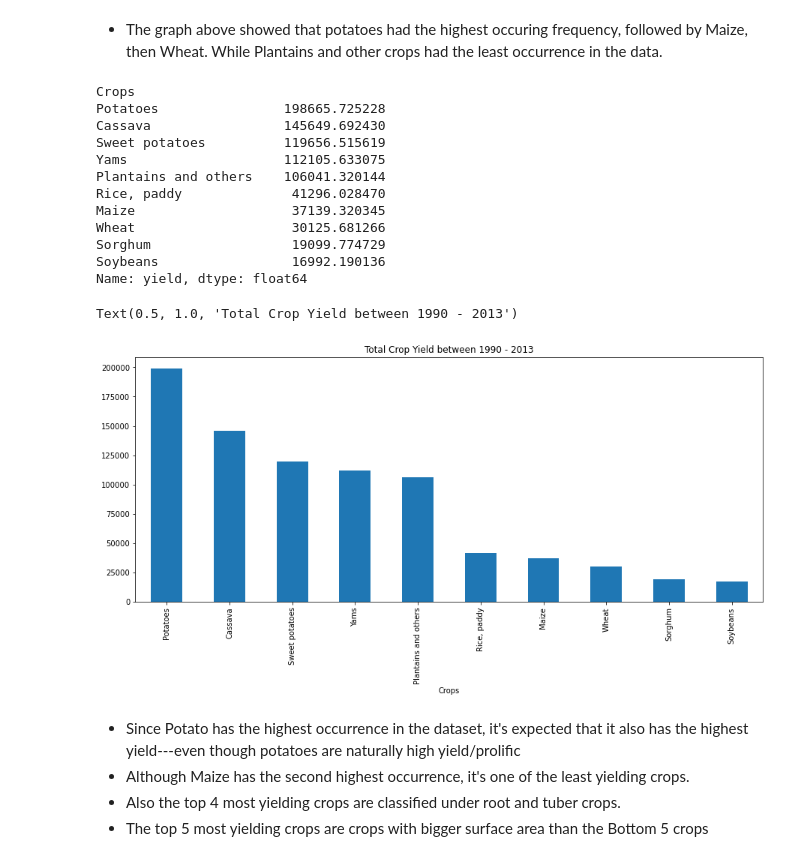
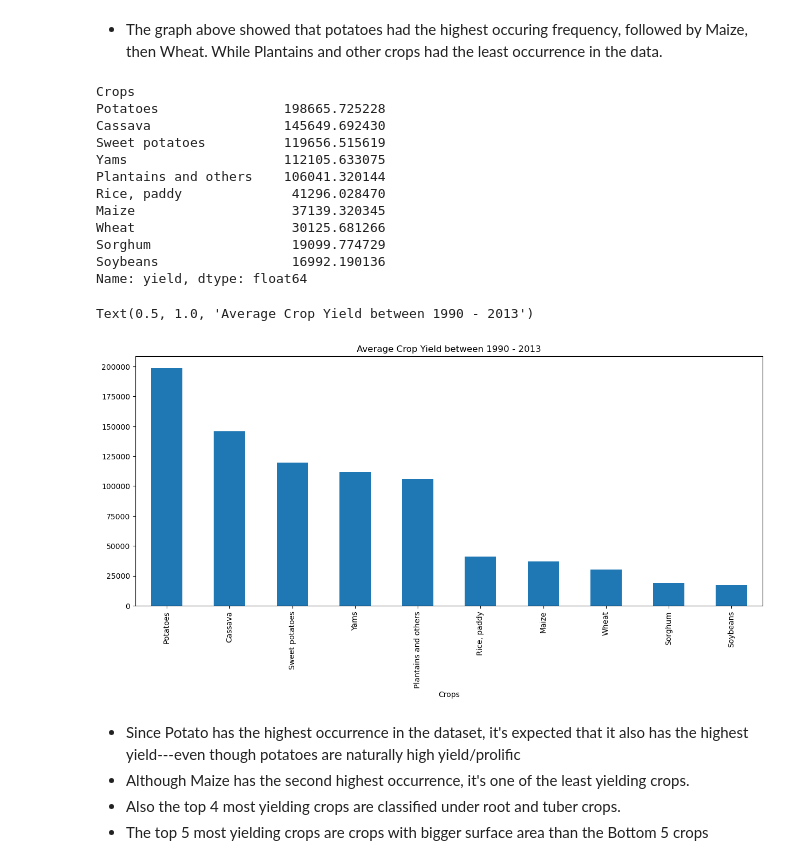
Before and after one commit to Dotzyman/Crop-Prediction-, a Jupyter notebook: Crop prediction.ipynb, the cells around one changed output. Cells and saved outputs as stored; diff of their text form; code cells hidden in the pictures.

```diff
--- a/Crop prediction.ipynb
+++ b/Crop prediction.ipynb
@@ -167,25 +168,25 @@ Text(0.5, 1.0, 'Crop Frequency')
 # %%
 crop_yield = df.groupby(["Crops"])["yield"].mean().sort_values(ascending=False)
 print(crop_yield)
 
 plt.figure(figsize=(15,6))
 crop_yield.plot(kind="bar")
-plt.title("Total Crop Yield between 1990 - 2013")
+plt.title("Average Crop Yield between 1990 - 2013")
 # %% [output]
 Crops
 Potatoes                198665.725228
 Cassava                 145649.692430
 Sweet potatoes          119656.515619
 Yams                    112105.633075
 Plantains and others    106041.320144
 Rice, paddy              41296.028470
 Maize                    37139.320345
 Wheat                    30125.681266
 Sorghum                  19099.774729
 Soybeans                 16992.190136
 Name: yield, dtype: float64
-Text(0.5, 1.0, 'Total Crop Yield between 1990 - 2013')
+Text(0.5, 1.0, 'Average Crop Yield between 1990 - 2013')
-[figure, old version]
+[figure, new version]
 # %% [markdown]
 - Since Potato has the highest occurrence in the dataset, it's expected that it also has the highest yield---even though potatoes are naturally high yield/prolific
 - Although Maize has the second highest occurrence, it's one of the least yielding crops.
```
Also changed, not shown: parts of 23 cells of this notebook.
